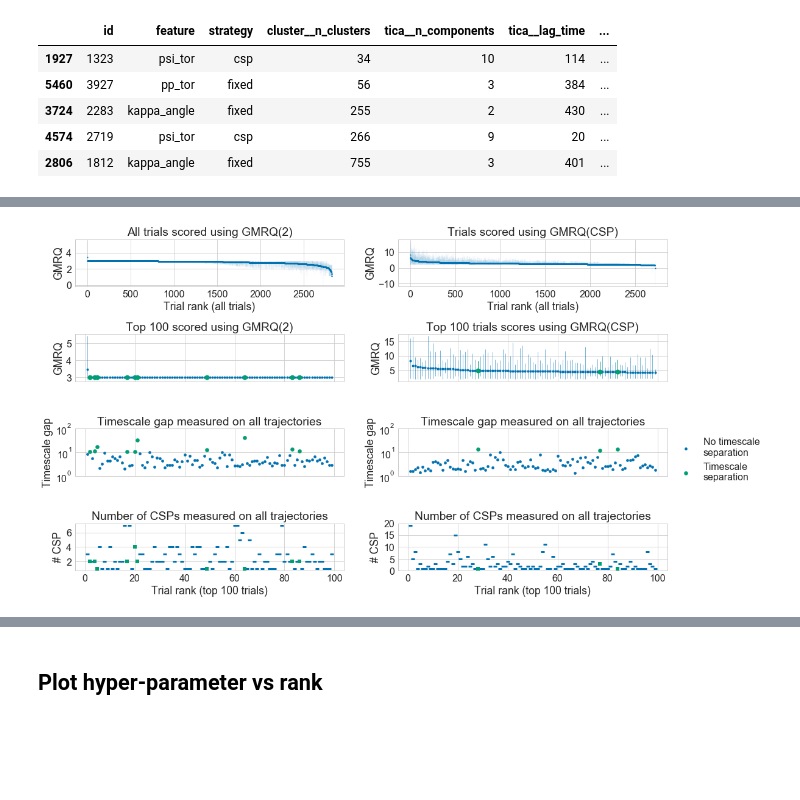
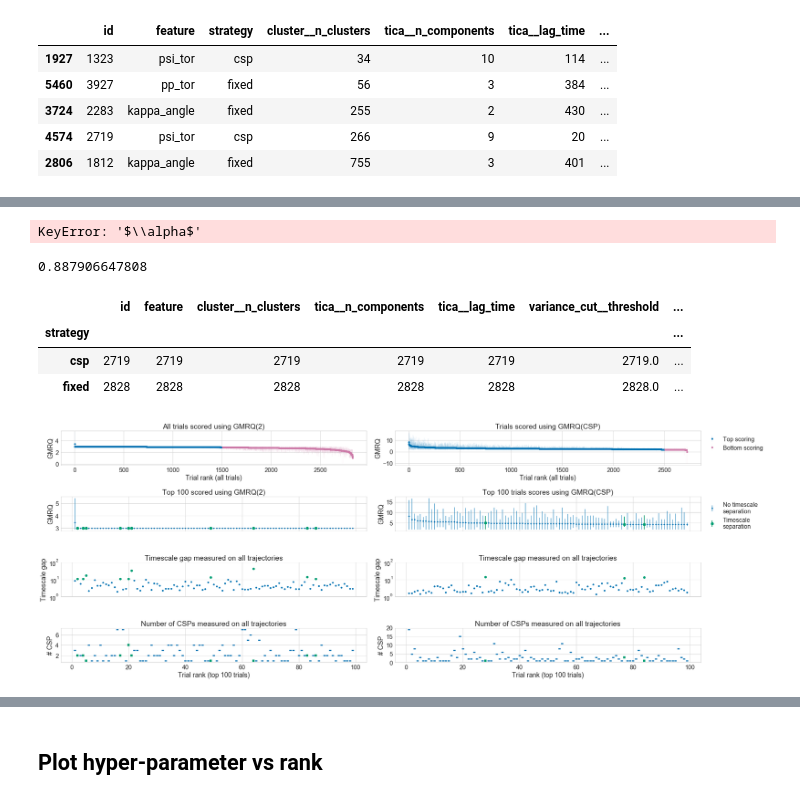
Before and after one commit to RobertArbon/optimize-fs-peptide, a Jupyter notebook: Analysis/DHFR/Figures - Random Results Fixed and CSP.ipynb, the cells around one changed output, grey strips where cells are left out. Drawn from its saved outputs; the diff is of its cells as text; code cells hidden in the pictures; blank space fills up the shorter version.

Commit message:
Added changes to various figure workbooks for paper

```diff
--- a/Analysis/DHFR/Figures - Random Results Fixed and CSP.ipynb
+++ b/Analysis/DHFR/Figures - Random Results Fixed and CSP.ipynb
@@ -175,7 +170,7 @@ for observable in observables:
         df[observable+'_mean'] = df.loc[:, observable].apply(safe_mean)
         df[observable+'_med'] = df.loc[:, observable].apply(safe_median)
 # %%
-df.drop(labels=['test_scores', 'train_scores'], axis=1, inplace=True)
+df.drop(labels= observables+['train_scores'], axis=1, inplace=True)
 # %%
 df.head()
 # %% [output]
@@ -314,29 +276,58 @@ df.loc[df['strategy']=='csp', ['rank', 'gap', 'classification']].sort_values(by=
+# %%
+rename = {'alpha_angle': r'$\alpha$',
+          'kappa_angle': r'$\kappa$',
+          'psi-o_tor': r'($\psi,\omega$)',
+         'pp_tor': r'($\psi,\phi$)',
+         'psi_tor': r'$\psi$',
+         'phi-o_tor': r'($\phi,\omega$)',
+         'phi_tor': r'$\phi$',
+         'omega_tor': r'$\omega$'}
+
+df['feature'] = df['feature'].apply(lambda x: rename[x]
+# %% [output]
+KeyError: '$\\alpha$'
+# %%
+print(df['is_top'].sum()/float(df['strategy'].value_counts()['fixed']))
+print()
+df.groupby(['strategy']).aggregate(np.size)
+# %% [output]
+0.887906647808
+|  | id | feature | cluster__n_clusters | tica__n_components | tica__lag_time | variance_cut__threshold | ... |
+| strategy |  |  |  |  |  |  | ... |
+| csp | 2719 | 2719 | 2719 | 2719 | 2719 | 2719.0 | ... |
+| fixed | 2828 | 2828 | 2828 | 2828 | 2828 | 2828.0 | ... |
 # %%
 sample = df.dropna(how='any')
+sample = sample.loc[sample['rank'] < 100, :]
 from matplotlib.ticker import *
 
 
 with sns.plotting_context('paper', font_scale=2):
     sns.set_style('whitegrid')
-
-    fig, axes = plt.subplots(4, 2, sharey=False, sharex=False, figsize=(20,10))
+    cols = sns.color_palette('colorblind', 4)
+    cols = [cols[0], cols[-1]]
+    fig, axes = plt.subplots(4, 2, sharey=False, sharex=False, figsize=(25,10))
 
     headings1 = ['All trials scored using GMRQ(2)', 'Trials scored using GMRQ(CSP)']
     headings2 = ['Top 100 scored using GMRQ(2)', 'Top 100 trials scores using GMRQ(CSP)']
     headings3 = ['Timescale gap measured on all trajectories']*2
     headings4 = ['Number of CSPs measured on all trajectories']*2
+
     for j, strat in enumerate(['fixed', 'csp']):
+        for idx, is_top in enumerate([True, False]):
+            # All data
+            index = (df['strategy']==strat) & (df['is_top']==is_top)
+            y = df.loc[index, 'test_scores_mean']
+            x = df.loc[index, 'rank']
+            yerr_low = y - df.loc[index, 'test_scores_error'].apply(lambda x: float(x[0]))
+            yerr_high = -y + df.loc[index, 'test_scores_error'].apply(lambda x: float(x[1]))
+            yerr = [yerr_low, yerr_high]
+            axes[0, j].errorbar(x, y, yerr=yerr, fmt='o', elinewidth=0.1, ms=5, c=cols[idx])
+            axes[0, j].set_ylabel('GMRQ')
+            axes[0, j].set_xlabel('Trial rank (all trials)')
+            axes[0, j].set_title(headings1[j])
 
-        # All data
-        y = df.loc[df['strategy']==strat, 'test_scores_mean']
-        x = df.loc[df['strategy']==strat, 'rank']
-        yerr_low = y - df.loc[df['strategy']==strat, 'test_scores_error'].apply(lambda x: float(x[0]))
-        yerr_high = -y + df.loc[df['strategy']==strat, 'test_scores_error'].apply(lambda x: float(x[1]))
-        yerr = [yerr_low, yerr_high]
-        axes[0, j].errorbar(x, y, yerr=yerr, fmt='o', elinewidth=0.05, ms=2)
-        axes[0, j].set_ylabel('GMRQ')
-        axes[0, j].set_xlabel('Trial rank (all trials)')
-        axes[0, j].set_title(headings1[j])
+
 
         # Separate colors for those with clear separation of timescales
         col = sns.color_palette('colorblind')
@@ -356,45 +347,52 @@ with sns.plotting_context('paper', font_scale=2):
             yerr = [yerr_low, yerr_high]
 
             axes[1, j].errorbar(x, y, yerr, fmt='o',
-                                ms=4*size_up[kdx], elinewidth=0.5*size_up[kdx])
+                                ms=4*size_up[kdx], elinewidth=1*size_up[kdx],  label=labels[ts_class])
             axes[1, j].xaxis.set_ticklabels([])
             axes[1, j].set_ylabel('GMRQ')
             axes[1, j].set_title(headings2[j])
+#             axes[1, j].set_xlabel('Trial rank (top 100 trials)')
+
 
 
             y = sample.loc[idx, 'gap'].values
             axes[2, j].scatter(x, y, label=labels[ts_class], s=20*size_up[kdx])
             axes[2, j].set_yscale('log')
             axes[2, j].xaxis.set_ticklabels([])
             axes[2, j].set_ylim((1,100))
             axes[2, j].set_ylabel('Timescale gap')
             axes[2, j].set_title(headings3[j])
 
 
             y = sample.loc[idx, 'n_scp'].values
             axes[3, j].scatter(x, y, marker='_', lw=3*size_up[kdx])
             axes[3, j].set_xlabel('Trial rank (top 100 trials)')
             axes[3, j].set_ylabel('# CSP')
             axes[3, j].set_title(headings4[j])
 
 
     # Axes tickmarks
     locator=MultipleLocator(base=2)
     axes[3, 0].yaxis.set_major_locator(locator)
-    locator=MultipleLocator(base=5)
-    axes[3, 1].yaxis.set_major_locator(locator)
 
 
     # Legend
-    axes[2,1].legend(bbox_to_anchor=(1, 1))
+    fig.subplots_adjust(right=0.7)
+
+
+    lgd = axes[1, 1].legend(bbox_to_anchor=(1, 1))
     fig.subplots_adjust(right=0.8, hspace=1)
-#     plt.tight_layout()
+
+    h, l = axes[0, 1].get_legend_handles_labels()
+    l = ['Top scoring', 'Bottom scoring']
+    lgd2 = axes[0, 1].legend(handles = h, labels=l, bbox_to_anchor=(1, 1))
+    plt.tight_layout()
 
 
 # plt.savefig('figures/TrialsComparison.pdf')
-plt.savefig('figures/TrialsComparison.png')
+plt.savefig('figures/TrialsComparison_all.png', bbox_extra_artists=(lgd,lgd2), bbox_inches='tight')
 # %% [output]
-[figure, old version]
+[figure, new version]
 # %%
 cols = ['id', 'feature', 'cluster__n_clusters',  'tica__n_components', 'tica__lag_time', 'variance_cut__threshold', 'n_scp','strategy', 'rank']
 df.loc[df['classification'] == 'Sep', cols].sort_values(by=['strategy', 'rank'])
```
Also changed, not shown: parts of 13 cells of this notebook, 10 other files.
